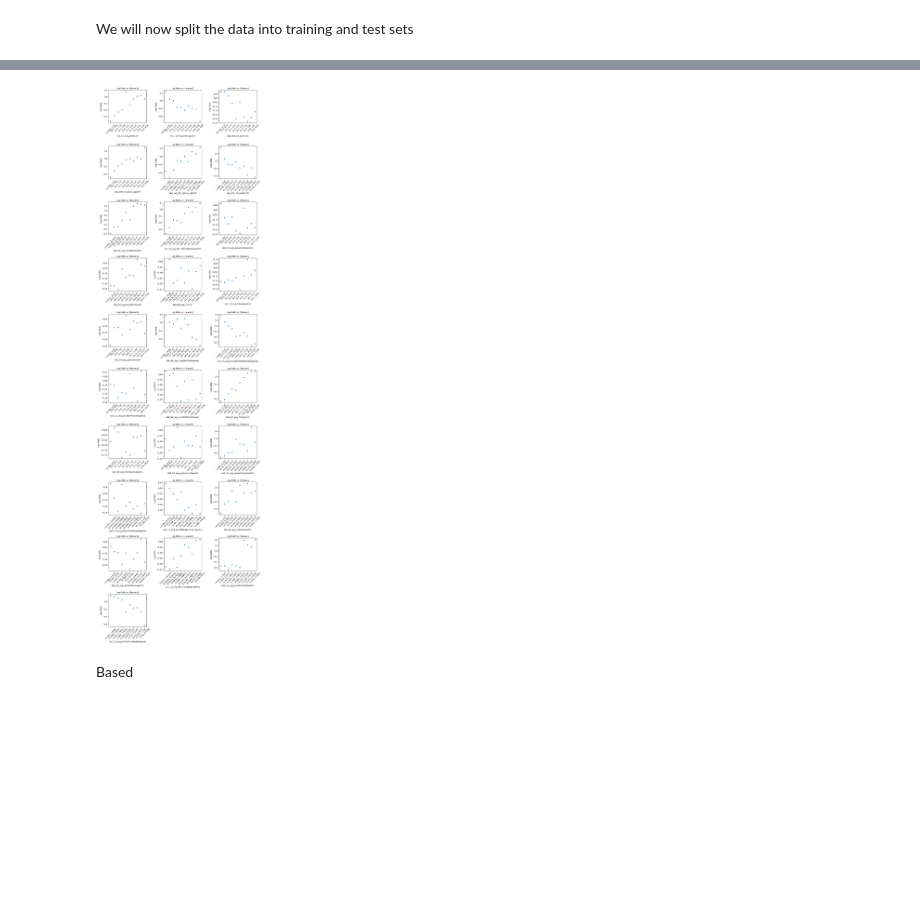
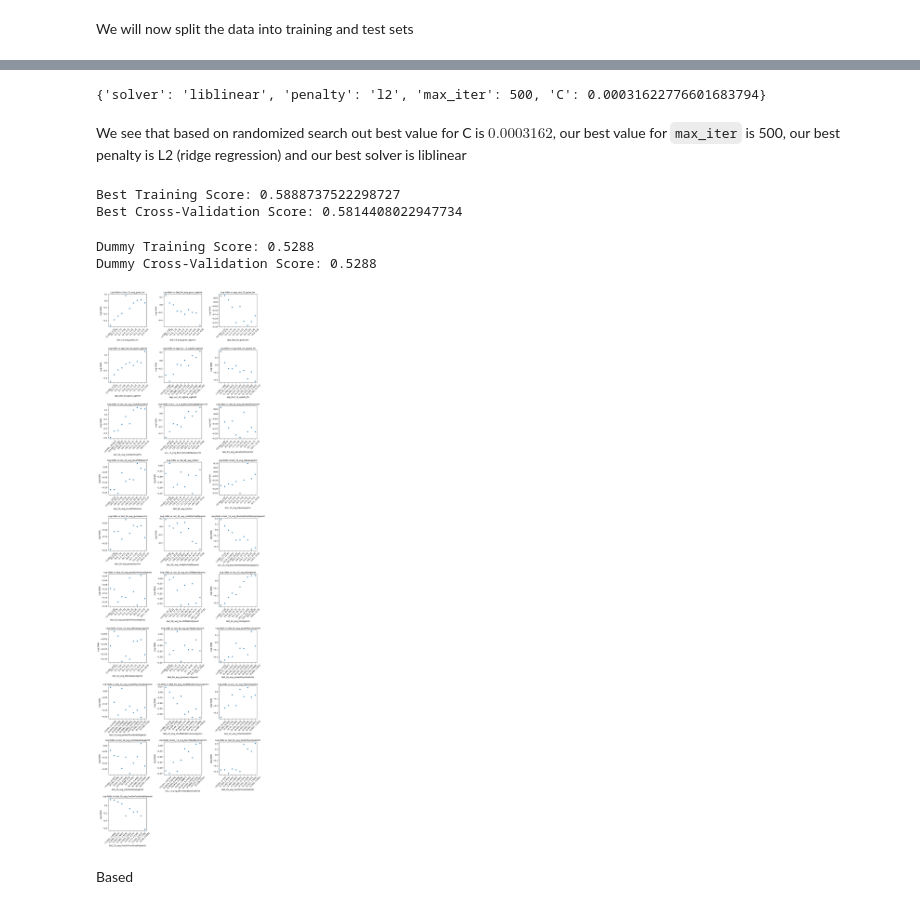
Before and after one commit to Kaichi-Nakajima/NHL-Game-Predictor, a Jupyter notebook: NHL Project/nhl_project.ipynb, the cells around one changed output, grey strips where cells are left out. Drawn from its saved outputs; the diff is of its cells as text; code cells hidden in the pictures; blank space fills up the shorter version.

Commit message:
randomized search

```diff
--- a/NHL Project/nhl_project.ipynb
+++ b/NHL Project/nhl_project.ipynb
@@ -180,2 +186,19 @@ Next we will verify the assumption of linearity by plotting the residuals vs eac
 # %%
-model = LogisticRegression()
+lr = LogisticRegression(max_iter = 1000, random_state = 123)
+# %%
+C_vals = 10.0 ** np.arange(-4, 4, 0.5)
+
+param_grid = {
+    'C' : C_vals,
+    'penalty': ['l1','l2'],
+    'max_iter': [100,200,500,100],
+    'solver': ['liblinear', 'saga']
+}
+# %%
+random_search = RandomizedSearchCV(lr,
+                                  param_grid,
+                                  n_iter = 100,
+                                  n_jobs = -1,
+                                  return_train_score = True)
+
+random_search.fit(X_train_scaled, y_train)
@@ -182,3 +217,29 @@ model = LogisticRegression()
+# %%
+print(random_search.best_params_)
+# %% [output]
+{'solver': 'liblinear', 'penalty': 'l2', 'max_iter': 500, 'C': 0.00031622776601683794}
+# %% [markdown]
+We see that based on randomized search out best value for C is $0.0003162$, our best value for `max_iter` is 500, our best penalty is L2 (ridge regression) and our best solver is liblinear
+# %%
+best_train_score = random_search.cv_results_['mean_train_score'][random_search.best_index_]
+print("Best Training Score:", best_train_score)
+print("Best Cross-Validation Score:", random_search.best_score_)
+# %% [output]
+Best Training Score: 0.5888737522298727
+Best Cross-Validation Score: 0.5814408022947734
+# %%
+dummy_clf = DummyClassifier(strategy="most_frequent")
+
+dummy_clf.fit(X_train, y_train)
+
+dummy_train_score = dummy_clf.score(X_train, y_train)
+dummy_cv_score = cross_val_score(dummy_clf, X_train, y_train, cv=5).mean()
+
+print(f"Dummy Training Score: {dummy_train_score:.4f}")
+print(f"Dummy Cross-Validation Score: {dummy_cv_score:.4f}")
+# %% [output]
+Dummy Training Score: 0.5288
+Dummy Cross-Validation Score: 0.5288
 # %%
 import seaborn as sns
 from sklearn.preprocessing import KBinsDiscretizer
@@ -195,35 +256,35 @@ def plot_log_odds(X, y, feature, ax, bins=10, fontsize = 10, title_fontsize = 10
 
     sns.scatterplot(x=grouped.index.astype(str), y=grouped['log_odds'], ax=ax)
 
     ax.set_xticks(np.arange(len(grouped)))  # Explicitly set tick positions
     ax.set_xticklabels(grouped.index.astype(str), rotation=45)  # Set tick labels with rotation
     ax.set_xlabel(feature, fontsize = fontsize)
     ax.set_ylabel("Log-Odds", fontsize = fontsize)
-    ax.set_title("Log-Odds vs {feature}", fontsize = title_fontsize)
+    ax.set_title(f"Log-Odds vs {feature}", fontsize = title_fontsize)
     ax.tick_params(axis='both', labelsize=tick_fontsize)
 
 # Create a figure with subplots
 X = X_train.drop(columns = ["home_away"])
 numeric_features = X.columns.tolist()
 n_plots = len(numeric_features)
 n_cols = 3
 n_rows = (n_plots // n_cols) + (n_plots % n_cols != 0)
 
 fig, axes = plt.subplots(n_rows, n_cols, figsize=(12, 4 * n_rows))
 
 axes = axes.flatten()
 
 for i, feat in enumerate(numeric_features):
     plot_log_odds(X, y_train, feat, axes[i])
 
 # Hide any unused axes
 for i in range(n_plots, len(axes)):
     axes[i].axis('off')  # Hide extra subplots if there are more axes than features
 
 plt.tight_layout()  # Adjust layout to prevent overlap
 plt.show()
 # %% [output]
-[figure, old version]
+[figure, new version]
 # %% [markdown]
 Based
 # %% [markdown]
```
Also changed, not shown: parts of 5 cells of this notebook.
